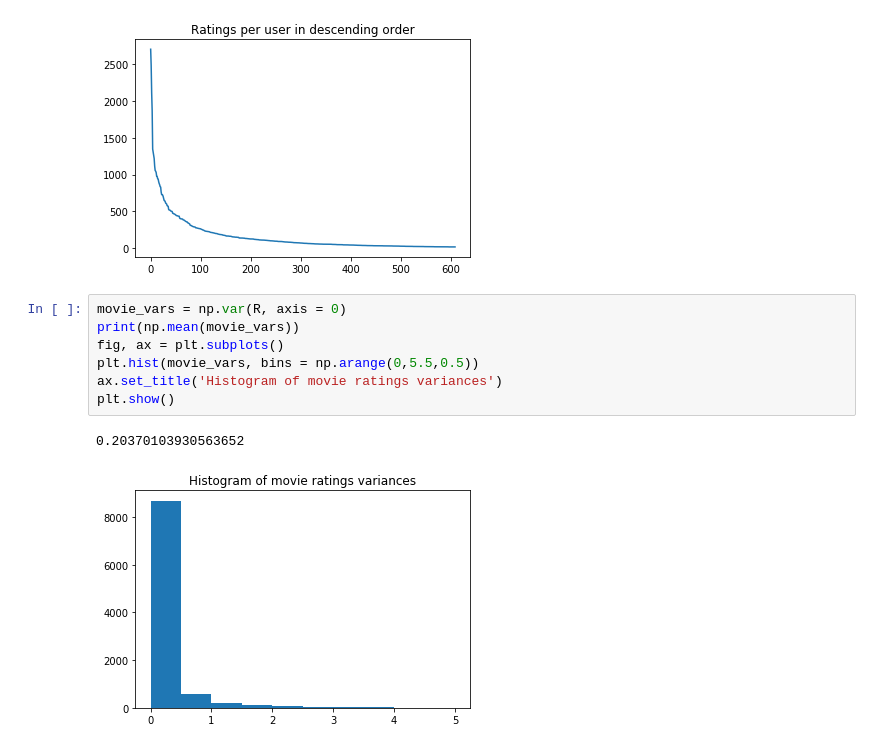
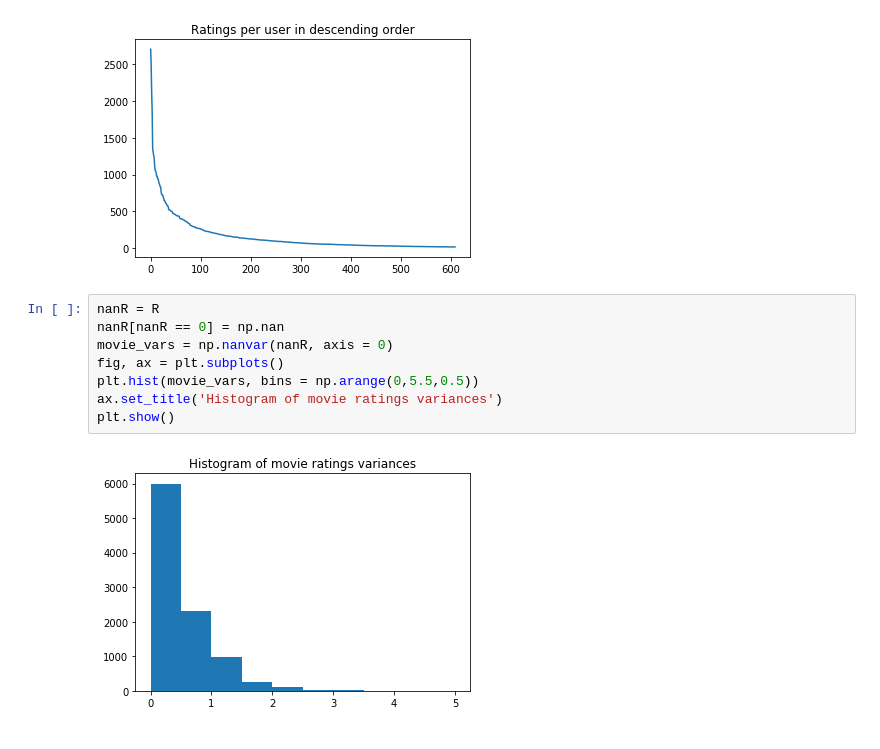
Before and after one commit to sbauersfeld/ECE219, a Jupyter notebook: Project3/project3.ipynb, the cells around one changed output. Drawn from its saved outputs; the diff is of its cells as text.

```diff
--- a/Project3/project3.ipynb
+++ b/Project3/project3.ipynb
@@ -84,12 +84,12 @@ plt.show()
 # %% [output]
 [figure]
 # %%
-movie_vars = np.var(R, axis = 0)
-print(np.mean(movie_vars))
+nanR = R
+nanR[nanR == 0] = np.nan
+movie_vars = np.nanvar(nanR, axis = 0)
 fig, ax = plt.subplots()
 plt.hist(movie_vars, bins = np.arange(0,5.5,0.5))
 ax.set_title('Histogram of movie ratings variances')
 plt.show()
 # %% [output]
-0.20370103930563652
-[figure, old version]
+[figure, new version]
```
